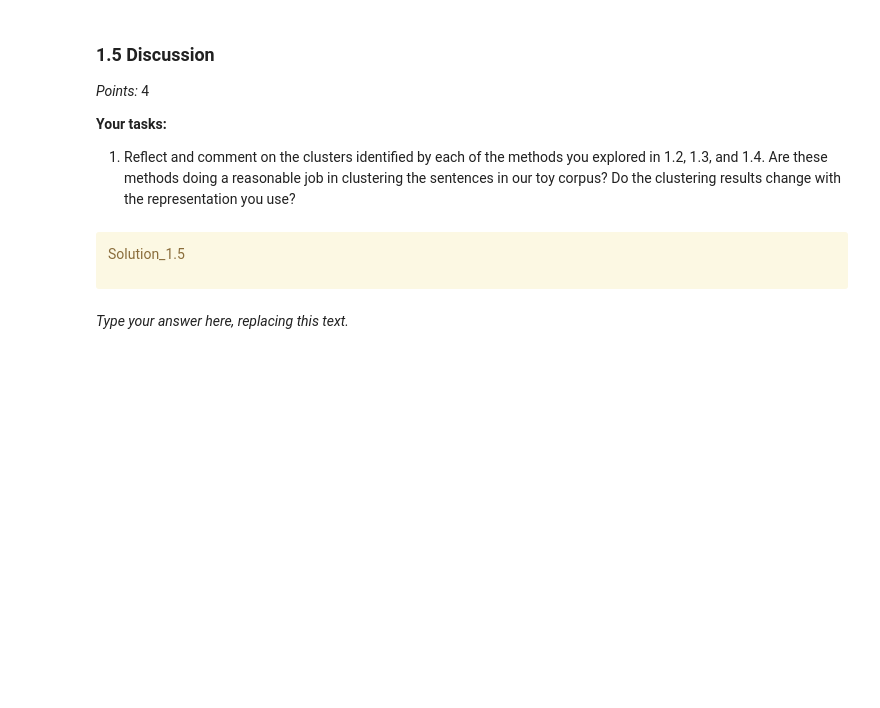
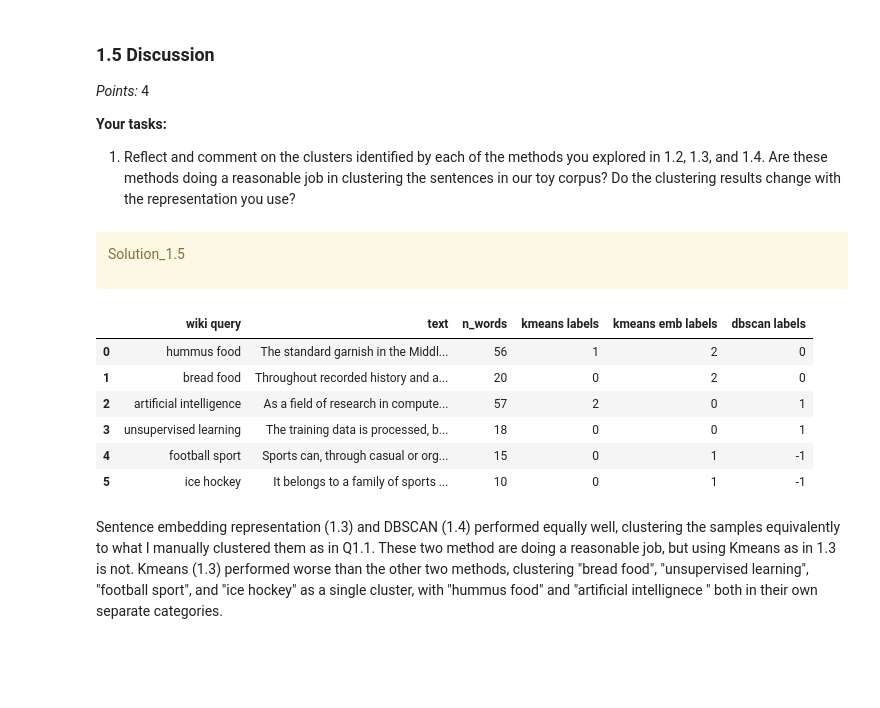
Before and after one commit to lindakiritchkov/cpsc330-2023W2, a Jupyter notebook: hw/hw6/hw6.ipynb, the cells around one changed output. Drawn from its saved outputs; the diff is of its cells as text; code cells hidden in the pictures; blank space fills up the shorter version.

```diff
--- a/hw/hw6/hw6.ipynb
+++ b/hw/hw6/hw6.ipynb
@@ -253,7 +250,7 @@ Solution_1.4
 
 </div>
 # %%
-db_scan  = DBSCAN(metric='cosine', eps=0.8, min_samples=2)
+db_scan  = DBSCAN(metric='cosine', eps=0.7, min_samples=2)
 db_scan.fit(emb_sents)
 db_scan_labels = db_scan.labels_.tolist() # list
 db_scan_labels
@@ -277,8 +276,22 @@ _Points:_ 4
 Solution_1.5
 
 </div>
-# %% [markdown]
-_Type your answer here, replacing this text._
+# %%
+wiki_df["kmeans labels (1.2)"] = kmeans_labels
+wiki_df["kmeans emb labels (1.3)"] = kmeans_emb_labels
+wiki_df["dbscan labels (1.4)"] = db_scan_labels
+
+wiki_df
+# %% [output]
+|  | wiki query | text | n_words | kmeans labels | kmeans emb labels | dbscan labels |
+| 0 | hummus food | The standard garnish in the Middl... | 56 | 1 | 2 | 0 |
+| 1 | bread food | Throughout recorded history and a... | 20 | 0 | 2 | 0 |
+| 2 | artificial intelligence | As a field of research in compute... | 57 | 2 | 0 | 1 |
+| 3 | unsupervised learning | The training data is processed, b... | 18 | 0 | 0 | 1 |
+| 4 | football sport | Sports can, through casual or org... | 15 | 0 | 1 | -1 |
+| 5 | ice hockey | It belongs to a family of sports ... | 10 | 0 | 1 | -1 |
+# %% [markdown]
+Sentence embedding representation (1.3) and DBSCAN (1.4) performed equally well, clustering the samples equivalently to what I manually clustered them as in Q1.1. These two method are doing  a reasonable job, but using Kmeans as in 1.3 is not. Kmeans (1.3) performed worse than the other two methods, clustering "bread food", "unsupervised learning", "football sport", and "ice hockey" as a single cluster, with "hummus food" and "artificial intellignece " both in their own separate categories.
 # %% [markdown]
 <!-- END QUESTION -->
 
```
Also changed, not shown: parts of 5 cells of this notebook.
